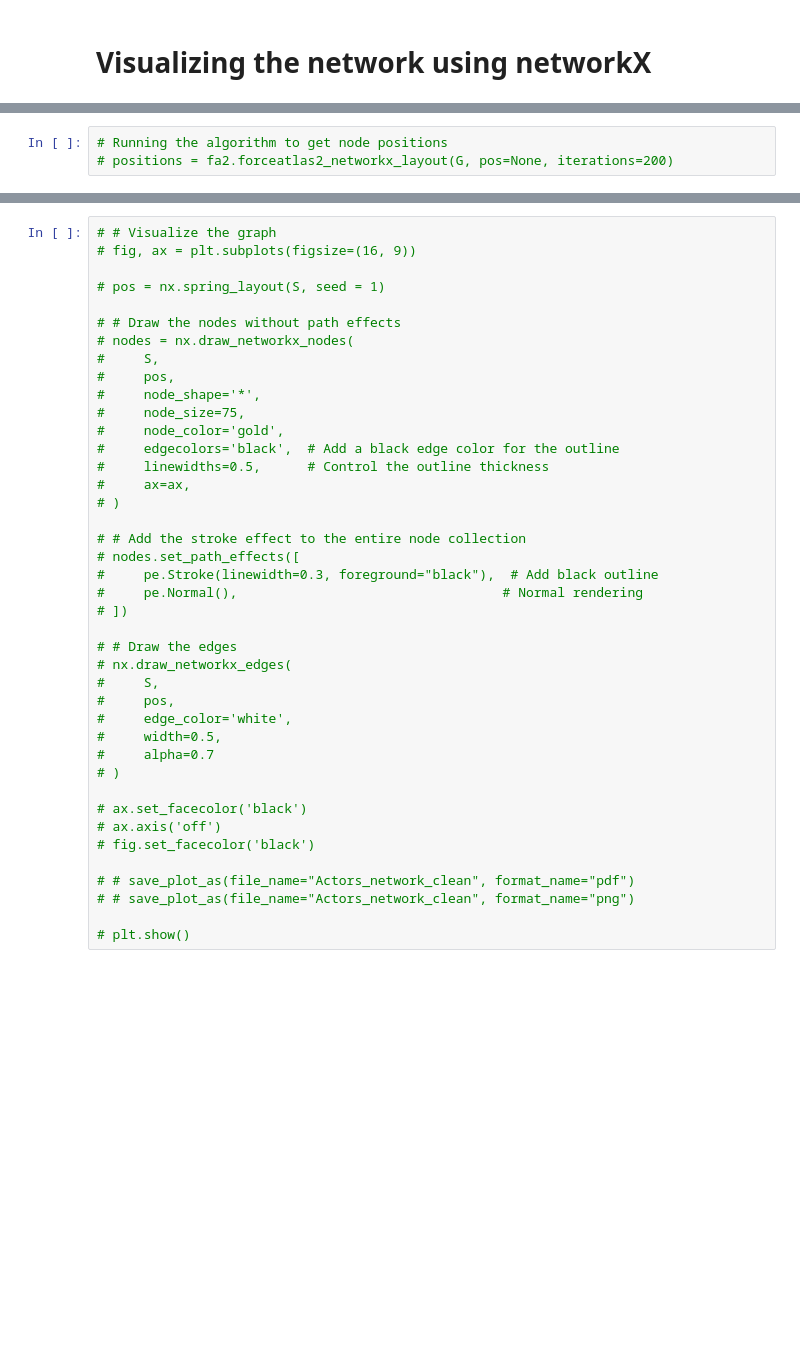
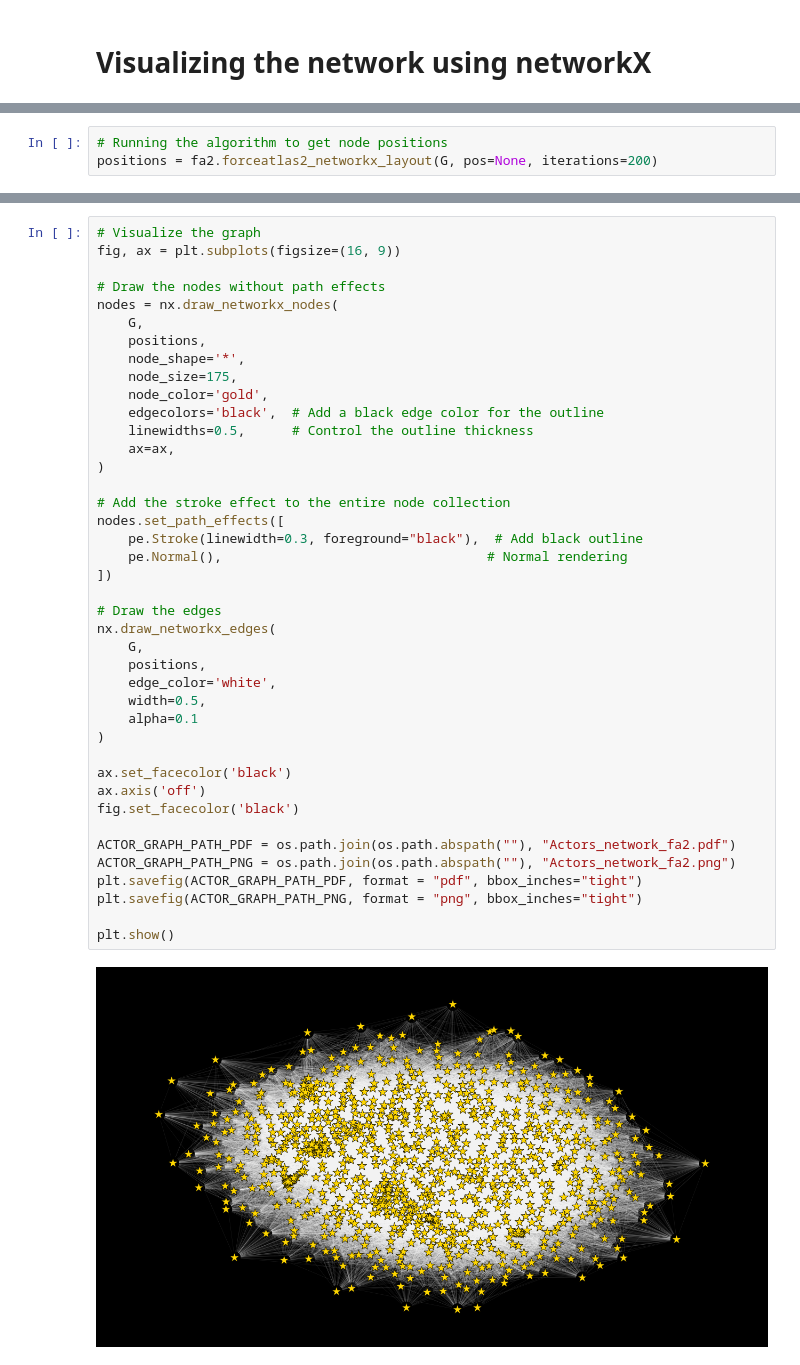
Before and after one commit to AleksandarLukic96/02805_Final_project, a Jupyter notebook: code/Network_graph.ipynb, the cells around one changed output, grey strips where cells are left out. Saved outputs shown, nothing was run; the diff lists cells and outputs as text; blank space fills up the shorter version.

Commit message:
Rendered version of sub-graph from actor network. Needs some tweaking.

```diff
--- a/code/Network_graph.ipynb
+++ b/code/Network_graph.ipynb
@@ -273,3 +274,3 @@ Edges: 5008000
 # %%
 # Running the algorithm to get node positions
-# positions = fa2.forceatlas2_networkx_layout(G, pos=None, iterations=200)
+positions = fa2.forceatlas2_networkx_layout(G, pos=None, iterations=200)
@@ -276,41 +322,43 @@ Edges: 5008000
 # %%
-# # Visualize the graph
-# fig, ax = plt.subplots(figsize=(16, 9))
+# Visualize the graph
+fig, ax = plt.subplots(figsize=(16, 9))
 
-# pos = nx.spring_layout(S, seed = 1)
+# Draw the nodes without path effects
+nodes = nx.draw_networkx_nodes(
+    G,
+    positions,
+    node_shape='*',
+    node_size=175,
+    node_color='gold',
+    edgecolors='black',  # Add a black edge color for the outline
+    linewidths=0.5,      # Control the outline thickness
+    ax=ax,
+)
 
-# # Draw the nodes without path effects
-# nodes = nx.draw_networkx_nodes(
-#     S,
-#     pos,
-#     node_shape='*',
-#     node_size=75,
-#     node_color='gold',
-#     edgecolors='black',  # Add a black edge color for the outline
-#     linewidths=0.5,      # Control the outline thickness
-#     ax=ax,
-# )
+# Add the stroke effect to the entire node collection
+nodes.set_path_effects([
+    pe.Stroke(linewidth=0.3, foreground="black"),  # Add black outline
+    pe.Normal(),                                  # Normal rendering
+])
 
-# # Add the stroke effect to the entire node collection
-# nodes.set_path_effects([
-#     pe.Stroke(linewidth=0.3, foreground="black"),  # Add black outline
-#     pe.Normal(),                                  # Normal rendering
-# ])
+# Draw the edges
+nx.draw_networkx_edges(
+    G,
+    positions,
+    edge_color='white',
+    width=0.5,
+    alpha=0.1
+)
 
-# # Draw the edges
-# nx.draw_networkx_edges(
-#     S,
-#     pos,
-#     edge_color='white',
-#     width=0.5,
-#     alpha=0.7
-# )
+ax.set_facecolor('black')
+ax.axis('off')
+fig.set_facecolor('black')
 
-# ax.set_facecolor('black')
-# ax.axis('off')
-# fig.set_facecolor('black')
+ACTOR_GRAPH_PATH_PDF = os.path.join(os.path.abspath(""), "Actors_network_fa2.pdf")
+ACTOR_GRAPH_PATH_PNG = os.path.join(os.path.abspath(""), "Actors_network_fa2.png")
+plt.savefig(ACTOR_GRAPH_PATH_PDF, format = "pdf", bbox_inches="tight")
+plt.savefig(ACTOR_GRAPH_PATH_PNG, format = "png", bbox_inches="tight")
 
-# # save_plot_as(file_name="Actors_network_clean", format_name="pdf")
-# # save_plot_as(file_name="Actors_network_clean", format_name="png")
-
-# plt.show()
+plt.show()
+# %% [output]
+[figure, added]
```
Also changed, not shown: parts of 15 cells of this notebook, 2 other files.
